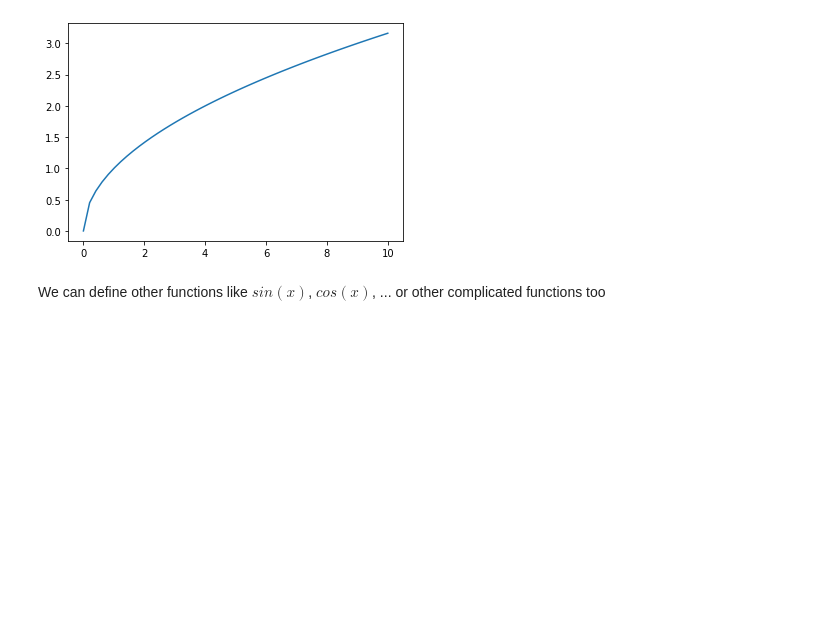
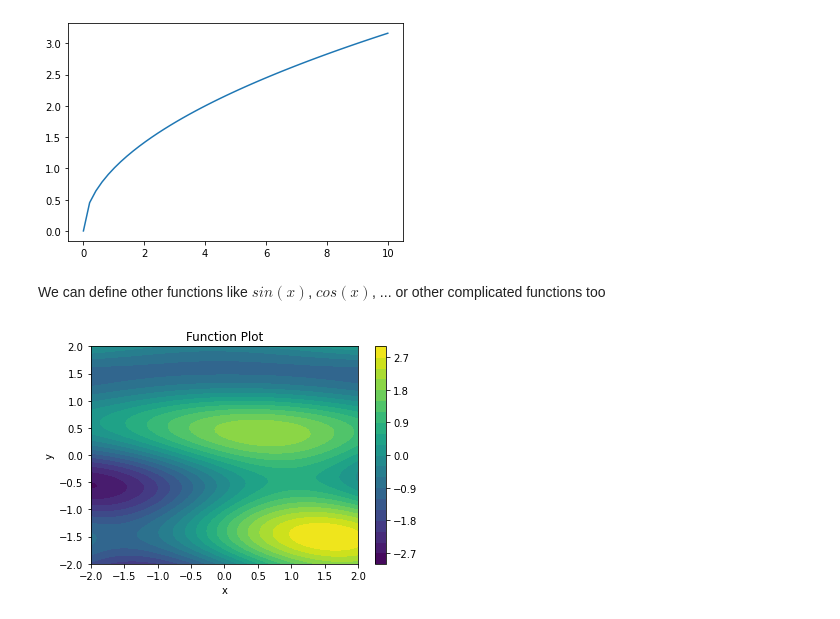
Before and after one commit to Ashraf-Khabar/Data-Science-Docs, a Jupyter notebook: Maths With Python/functions.ipynb, the cells around one changed output. Drawn from its saved outputs; the diff is of its cells as text; code cells hidden in the pictures; blank space fills up the shorter version.

```diff
--- a/Maths With Python/functions.ipynb
+++ b/Maths With Python/functions.ipynb
@@ -40,6 +40,20 @@ plt.plot(x, y)
 [figure]
 # %% [markdown]
 We can define other functions like $sin(x)$, $cos(x)$, ... or other complicated functions too
-# %%
-def FUNCTION(x, y):
-    return no
+# %%
+def FUNCTION(x, y):
+    return np.sin(2 * np.pi + x) + np.cos(y + x) + np.sin(y * np.pi)
+# %%
+x = np.linspace(-2, 2, 100)
+y = np.linspace(-2, 2, 100)
+X, Y = np.meshgrid(x, y)
+Z = FUNCTION(X, Y)
+
+plt.contourf(X, Y, Z, levels=20, cmap='viridis')
+plt.colorbar()
+plt.xlabel('x')
+plt.ylabel('y')
+plt.title('Function Plot')
+plt.show()
+# %% [output]
+[figure, added]
```
Also changed, not shown: parts of 1 cell of this notebook.
